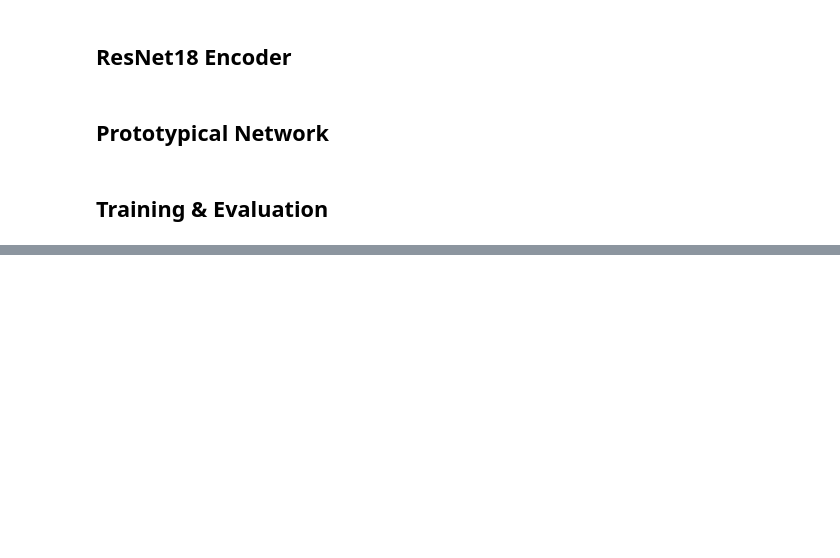
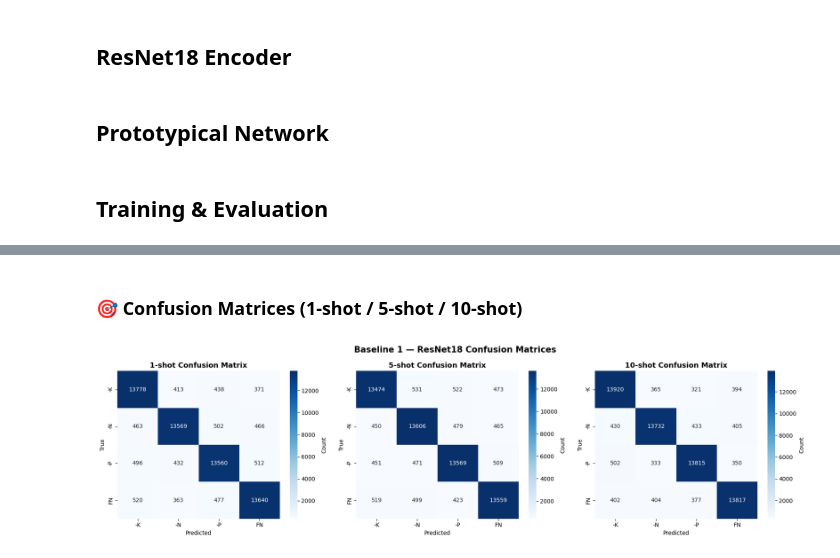
Before and after one commit to vishalpokuri/capstone, a Jupyter notebook: Baseline1_ResNet18_ProtoNet_FewShot.ipynb, the cells around one changed output, grey strips where cells are left out. Drawn from its saved outputs; the diff is of its cells as text; code cells hidden in the pictures; blank space fills up the shorter version.

Commit message:
New training data with 2000 episodes

```diff
--- a/Baseline1_ResNet18_ProtoNet_FewShot.ipynb
+++ b/Baseline1_ResNet18_ProtoNet_FewShot.ipynb
@@ -249,0 +270,10 @@ Baseline 1: ResNet18 + ProtoNet
+# %%
+# Runs training + evaluation for 1-shot, 5-shot, and 10-shot
+results = train_and_evaluate_with_metrics(
+    n_support_list=[1, 5, 10],
+    n_way=4,
+    n_query=15,
+    n_train_episodes=2000,
+    n_eval_episodes=1000,
+    learning_rate=0.001
+)
@@ -249,0 +300,20 @@ Baseline 1: ResNet18 + ProtoNet
+# %%
+metrics_data = []
+for shot_type, m in results.items():
+    metrics_data.append({
+        'Shot Type':        shot_type,
+        'Accuracy':         f"{m['accuracy']:.4f}",
+        'Precision':        f"{m['precision']:.4f}",
+        'Recall':           f"{m['recall']:.4f}",
+        'F1-Score':         f"{m['f1_score']:.4f}",
+        'Stability Mean':   f"{m['stability_mean']:.4f}",
+        'Stability Std':    f"{m['stability_std']:.4f}",
+        '95% CI':           f"±{m['stability_ci']:.4f}",
+    })
+
+df = pd.DataFrame(metrics_data)
+print("=" * 95)
+print("  BASELINE 1 — ResNet18 + Prototypical Networks")
+print("=" * 95)
+print(df.to_string(index=False))
+print("=" * 95)
@@ -249,0 +329,19 @@ Baseline 1: ResNet18 + ProtoNet
+# %% [markdown]
+### 🎯 Confusion Matrices (1-shot / 5-shot / 10-shot)
+# %%
+class_names = ['-K', '-N', '-P', 'FN']
+fig, axes = plt.subplots(1, 3, figsize=(18, 5))
+
+for idx, (shot_type, m) in enumerate(results.items()):
+    sns.heatmap(m['confusion_matrix'], annot=True, fmt='d', cmap='Blues',
+                xticklabels=class_names, yticklabels=class_names,
+                ax=axes[idx], cbar_kws={'label': 'Count'})
+    axes[idx].set_title(f'{shot_type} Confusion Matrix', fontsize=13, fontweight='bold')
+    axes[idx].set_xlabel('Predicted')
+    axes[idx].set_ylabel('True')
+
+plt.suptitle('Baseline 1 — ResNet18 Confusion Matrices', fontsize=15, fontweight='bold')
+plt.tight_layout()
+plt.show()
+# %% [output]
+[figure, added]
```
Also changed, not shown: parts of 15 cells of this notebook, 9 other files.
